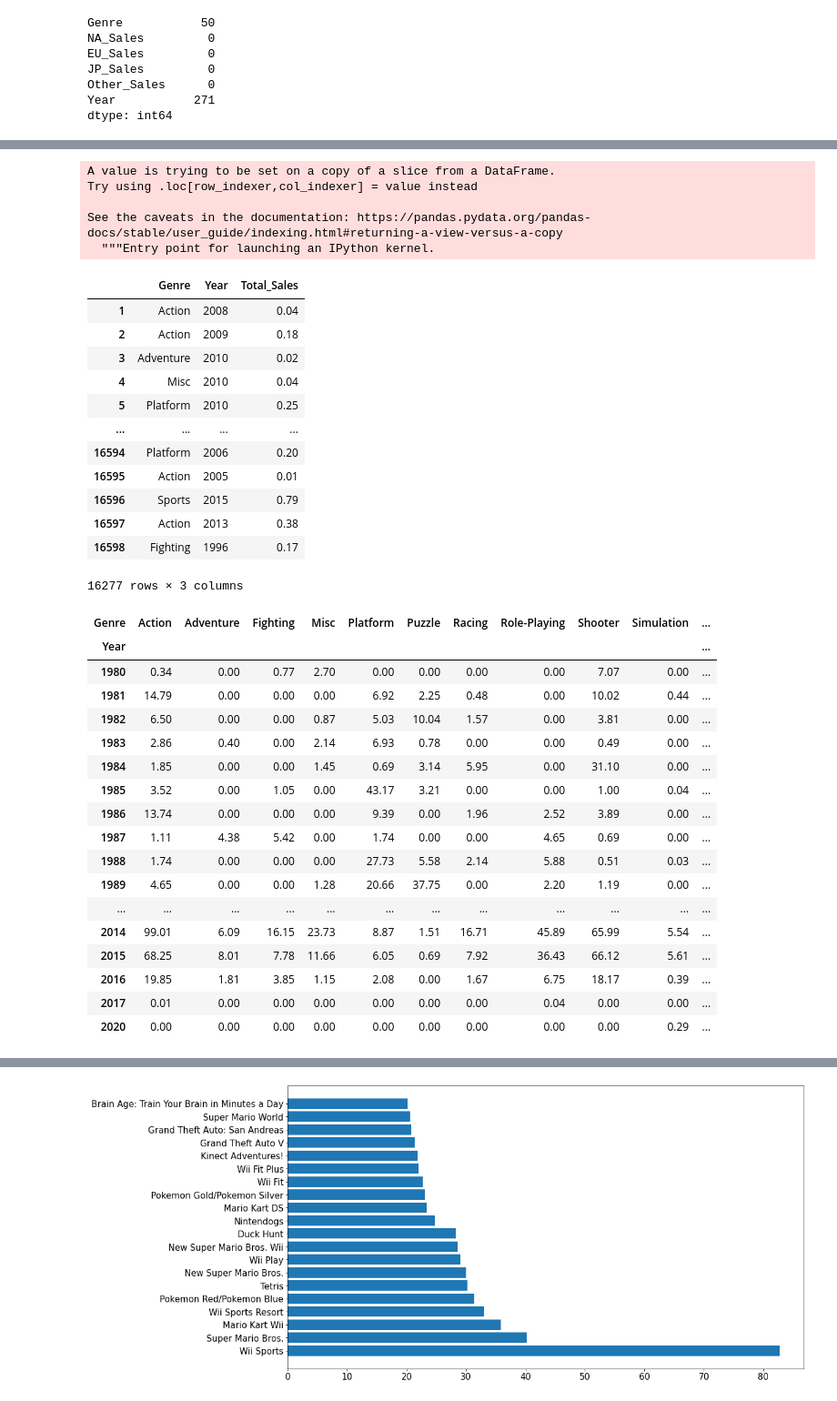
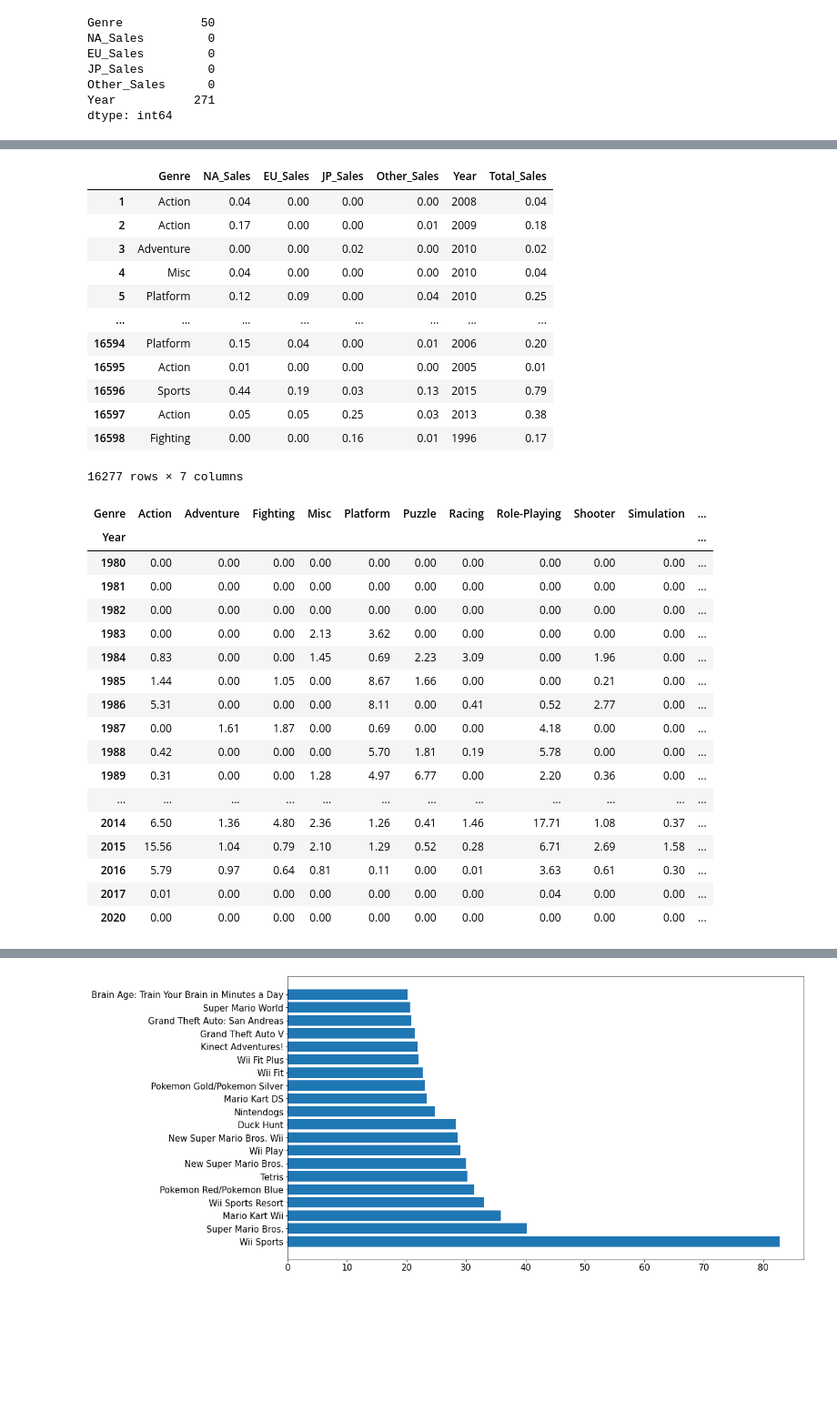
Before and after one commit to kihann/section-project, a Jupyter notebook: AI_07_이기한_Section_1.ipynb, the cells around one changed output, grey strips where cells are left out. Shown at 91% size. Saved outputs shown, nothing was run; the diff lists cells and outputs as text; code cells hidden in the pictures; blank space fills up the shorter version.

```diff
--- a/AI_07_이기한_Section_1.ipynb
+++ b/AI_07_이기한_Section_1.ipynb
@@ -6,6 +6,7 @@
 #출고량이 높은 게임에 대한 분석 및 시각화 프로세스
 
 import pandas as pd
+pd.set_option('mode.chained_assignment',  None)
 
 df = pd.read_csv('vgames2.csv', index_col = 0)
 df
@@ -246,52 +258,47 @@ array([2008, 2009, 2010, 2005, 2011, 2007, 2001, 2003, 2006, 2014, 2015,
 # %%
 df2['Total_Sales'] = df2['NA_Sales'] + df2['EU_Sales'] + df2['JP_Sales'] + df2['Other_Sales']
 
-df2_1 = df2.drop(['NA_Sales', 'EU_Sales', 'JP_Sales', 'Other_Sales'], axis = 1)
-df2_1
+#df2_1 = df2.drop(['NA_Sales', 'EU_Sales', 'JP_Sales', 'Other_Sales'], axis = 1)
+df2
 # %% [output]
+|  | Genre | NA_Sales | EU_Sales | JP_Sales | Other_Sales | Year | Total_Sales |
+| 1 | Action | 0.04 | 0.00 | 0.00 | 0.00 | 2008 | 0.04 |
+| 2 | Action | 0.17 | 0.00 | 0.00 | 0.01 | 2009 | 0.18 |
+| 3 | Adventure | 0.00 | 0.00 | 0.02 | 0.00 | 2010 | 0.02 |
+| 4 | Misc | 0.04 | 0.00 | 0.00 | 0.00 | 2010 | 0.04 |
+| 5 | Platform | 0.12 | 0.09 | 0.00 | 0.04 | 2010 | 0.25 |
+| ... | ... | ... | ... | ... | ... | ... | ... |
+| 16594 | Platform | 0.15 | 0.04 | 0.00 | 0.01 | 2006 | 0.20 |
+| 16595 | Action | 0.01 | 0.00 | 0.00 | 0.00 | 2005 | 0.01 |
+| 16596 | Sports | 0.44 | 0.19 | 0.03 | 0.13 | 2015 | 0.79 |
+| 16597 | Action | 0.05 | 0.05 | 0.25 | 0.03 | 2013 | 0.38 |
+| 16598 | Fighting | 0.00 | 0.00 | 0.16 | 0.01 | 1996 | 0.17 |
-A value is trying to be set on a copy of a slice from a DataFrame.
-Try using .loc[row_indexer,col_indexer] = value instead
-
-See the caveats in the documentation: https://pandas.pydata.org/pandas-docs/stable/user_guide/indexing.html#returning-a-view-versus-a-copy
-  """Entry point for launching an IPython kernel.
+16277 rows × 7 columns
-|  | Genre | Year | Total_Sales |
-| 1 | Action | 2008 | 0.04 |
-| 2 | Action | 2009 | 0.18 |
-| 3 | Adventure | 2010 | 0.02 |
-| 4 | Misc | 2010 | 0.04 |
-| 5 | Platform | 2010 | 0.25 |
-| ... | ... | ... | ... |
-| 16594 | Platform | 2006 | 0.20 |
-| 16595 | Action | 2005 | 0.01 |
-| 16596 | Sports | 2015 | 0.79 |
-| 16597 | Action | 2013 | 0.38 |
-| 16598 | Fighting | 1996 | 0.17 |
-16277 rows × 3 columns
 # %%
-pdf1 = pd.pivot_table(df2_1,
+pdf1 = pd.pivot_table(df2,
                      index = 'Year',
                      columns = 'Genre',
-                     values = 'Total_Sales', aggfunc = 'sum').fillna(0).T
+                     values = 'JP_Sales', aggfunc = 'sum').fillna(0).T
 pdf1.T
 # %% [output]
 | Genre | Action | Adventure | Fighting | Misc | Platform | Puzzle | Racing | Role-Playing | Shooter | Simulation | ... |
 | Year |  |  |  |  |  |  |  |  |  |  | ... |
-| 1980 | 0.34 | 0.00 | 0.77 | 2.70 | 0.00 | 0.00 | 0.00 | 0.00 | 7.07 | 0.00 | ... |
-| 1981 | 14.79 | 0.00 | 0.00 | 0.00 | 6.92 | 2.25 | 0.48 | 0.00 | 10.02 | 0.44 | ... |
-| 1982 | 6.50 | 0.00 | 0.00 | 0.87 | 5.03 | 10.04 | 1.57 | 0.00 | 3.81 | 0.00 | ... |
-| 1983 | 2.86 | 0.40 | 0.00 | 2.14 | 6.93 | 0.78 | 0.00 | 0.00 | 0.49 | 0.00 | ... |
-| 1984 | 1.85 | 0.00 | 0.00 | 1.45 | 0.69 | 3.14 | 5.95 | 0.00 | 31.10 | 0.00 | ... |
-| 1985 | 3.52 | 0.00 | 1.05 | 0.00 | 43.17 | 3.21 | 0.00 | 0.00 | 1.00 | 0.04 | ... |
-| 1986 | 13.74 | 0.00 | 0.00 | 0.00 | 9.39 | 0.00 | 1.96 | 2.52 | 3.89 | 0.00 | ... |
-| 1987 | 1.11 | 4.38 | 5.42 | 0.00 | 1.74 | 0.00 | 0.00 | 4.65 | 0.69 | 0.00 | ... |
-| 1988 | 1.74 | 0.00 | 0.00 | 0.00 | 27.73 | 5.58 | 2.14 | 5.88 | 0.51 | 0.03 | ... |
-| 1989 | 4.65 | 0.00 | 0.00 | 1.28 | 20.66 | 37.75 | 0.00 | 2.20 | 1.19 | 0.00 | ... |
+| 1980 | 0.00 | 0.00 | 0.00 | 0.00 | 0.00 | 0.00 | 0.00 | 0.00 | 0.00 | 0.00 | ... |
+| 1981 | 0.00 | 0.00 | 0.00 | 0.00 | 0.00 | 0.00 | 0.00 | 0.00 | 0.00 | 0.00 | ... |
+| 1982 | 0.00 | 0.00 | 0.00 | 0.00 | 0.00 | 0.00 | 0.00 | 0.00 | 0.00 | 0.00 | ... |
+| 1983 | 0.00 | 0.00 | 0.00 | 2.13 | 3.62 | 0.00 | 0.00 | 0.00 | 0.00 | 0.00 | ... |
+| 1984 | 0.83 | 0.00 | 0.00 | 1.45 | 0.69 | 2.23 | 3.09 | 0.00 | 1.96 | 0.00 | ... |
+| 1985 | 1.44 | 0.00 | 1.05 | 0.00 | 8.67 | 1.66 | 0.00 | 0.00 | 0.21 | 0.00 | ... |
+| 1986 | 5.31 | 0.00 | 0.00 | 0.00 | 8.11 | 0.00 | 0.41 | 0.52 | 2.77 | 0.00 | ... |
+| 1987 | 0.00 | 1.61 | 1.87 | 0.00 | 0.69 | 0.00 | 0.00 | 4.18 | 0.00 | 0.00 | ... |
+| 1988 | 0.42 | 0.00 | 0.00 | 0.00 | 5.70 | 1.81 | 0.19 | 5.78 | 0.00 | 0.00 | ... |
+| 1989 | 0.31 | 0.00 | 0.00 | 1.28 | 4.97 | 6.77 | 0.00 | 2.20 | 0.36 | 0.00 | ... |
 | ... | ... | ... | ... | ... | ... | ... | ... | ... | ... | ... | ... |
-| 2014 | 99.01 | 6.09 | 16.15 | 23.73 | 8.87 | 1.51 | 16.71 | 45.89 | 65.99 | 5.54 | ... |
-| 2015 | 68.25 | 8.01 | 7.78 | 11.66 | 6.05 | 0.69 | 7.92 | 36.43 | 66.12 | 5.61 | ... |
-| 2016 | 19.85 | 1.81 | 3.85 | 1.15 | 2.08 | 0.00 | 1.67 | 6.75 | 18.17 | 0.39 | ... |
+| 2014 | 6.50 | 1.36 | 4.80 | 2.36 | 1.26 | 0.41 | 1.46 | 17.71 | 1.08 | 0.37 | ... |
+| 2015 | 15.56 | 1.04 | 0.79 | 2.10 | 1.29 | 0.52 | 0.28 | 6.71 | 2.69 | 1.58 | ... |
+| 2016 | 5.79 | 0.97 | 0.64 | 0.81 | 0.11 | 0.00 | 0.01 | 3.63 | 0.61 | 0.30 | ... |
 | 2017 | 0.01 | 0.00 | 0.00 | 0.00 | 0.00 | 0.00 | 0.00 | 0.04 | 0.00 | 0.00 | ... |
-| 2020 | 0.00 | 0.00 | 0.00 | 0.00 | 0.00 | 0.00 | 0.00 | 0.00 | 0.00 | 0.29 | ... |
+| 2020 | 0.00 | 0.00 | 0.00 | 0.00 | 0.00 | 0.00 | 0.00 | 0.00 | 0.00 | 0.00 | ... |
 # %%
 pdf1['~1985'] = pdf1.iloc[:, 0] + pdf1.iloc[:, 1] + pdf1.iloc[:, 2] + pdf1.iloc[:, 3] + pdf1.iloc[:, 4]
 pdf1['~1990'] = pdf1.iloc[:, 5] + pdf1.iloc[:, 6] + pdf1.iloc[:, 7] + pdf1.iloc[:, 8] + pdf1.iloc[:, 9]
```
Also changed, not shown: parts of 12 cells of this notebook.
